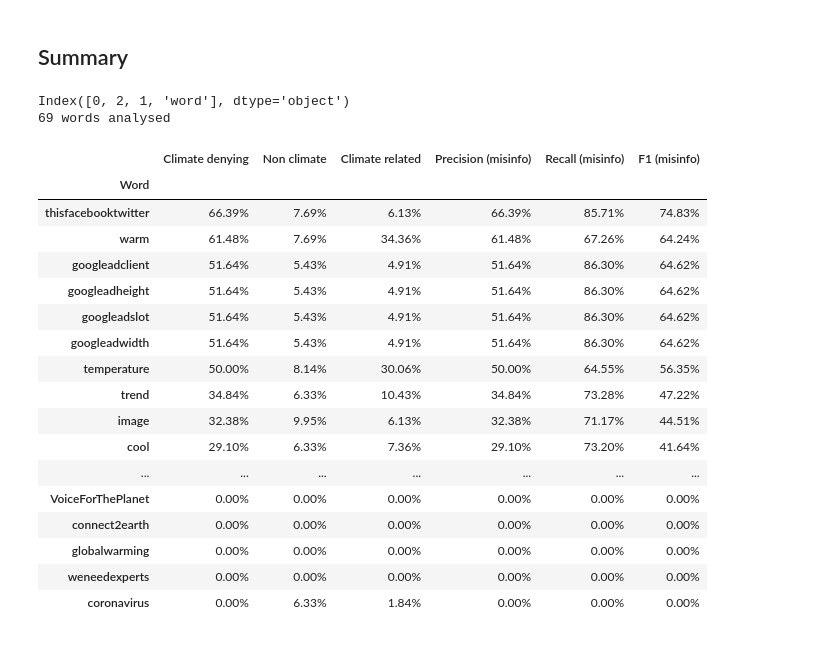
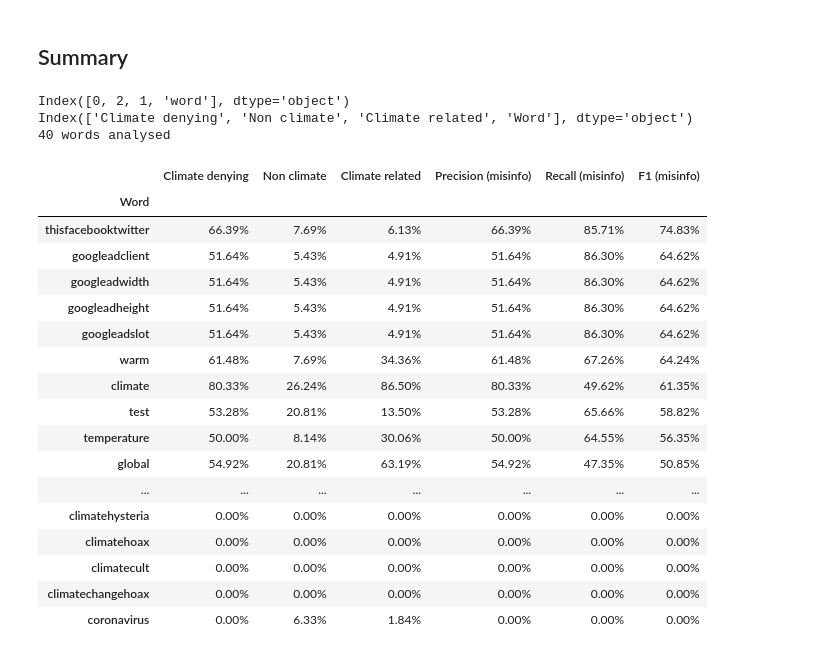
Before and after one commit to ClimateMisinformation/cm-data-science, a Jupyter notebook: notebooks/Keywords_EDA.ipynb, the cells around one changed output. Saved outputs shown, nothing was run; the diff lists cells and outputs as text; code cells hidden in the pictures.

```diff
--- a/notebooks/Keywords_EDA.ipynb
+++ b/notebooks/Keywords_EDA.ipynb
@@ -231,25 +194,12 @@ len(top_misinfo_only), top_misinfo_only
 # %%
-# i = 0
+top_misinfo_only = []
 
-# min_length = 4
-# min_freq = 0.1
-# max_freq_other = 0.1
+for val in top_n[0]["top_{0}".format(n)]:
+    if (val in top_n[1]["top_{0}".format(n)]) or (val in top_n[2]["top_{0}".format(n)]):
+        continue
+    top_misinfo_only.append(val)
 
-# for word in sorted(top_misinfo_only):
-#     if len(word) < min_length:
-#         continue
+print("{0} of top 100 misinfo not in other top 100s".format(len(top_misinfo_only)))
 
-# #     freq = df.loc[df.text.fillna("").str.contains(word, regex=False, case=False).fillna(False), "human_label"].value_counts() / df.human_label.value_counts()
-#     mask = df.clean_text.apply(lambda x: word in x)
-#     freq = df.loc[mask, "human_label"].value_counts() / df.human_label.value_counts()
-#     if (freq[0] < min_freq) or (freq[1] > max_freq_other) and (freq[2] > max_freq_other):
-#         continue
-
-#     i += 1
-#     print("\n\n##### {0}\n".format(word))
-#     print(freq)
-
-# print("\n\n##### {0} words selected for analysis".format(i))
-
-analysed_words += word_analysis(top_misinfo_only)
+analysed_words += word_analysis(top_misinfo_only, min_length=4, min_freq=0.3, max_freq_other=0.3)
 # %% [output]
@@ -289,17 +239,7 @@ notion_keywords = [
 
 for k in notion_keywords:
     print("\n-------------------------------\n{0}\n{1}".format(k["label"], k["words"]))
-
-# df.loc[df.text.fillna("").str.contains("({0})".format("|".join(notion_words_misinfo), case=False)), "human_label"].value_counts() / df.human_label.value_counts()
-
-#     for word in k["words"]:
-# #         freq = df.loc[df.text.fillna("").str.contains(word, regex=False, case=False).fillna(False), "human_label"].value_counts() / df.human_label.value_counts()
-#         mask = df.clean_text.apply(lambda x: word in x)
-#         freq = df.loc[mask, "human_label"].value_counts() / df.human_label.value_counts()
-#         print("\n\n##### {0}\n".format(word))
-#         print(freq)
-
-    analysed_words += word_analysis(k["words"], min_freq=0, max_freq_other=1)
+    analysed_words += word_analysis(k["words"])
 # %% [output]
 -------------------------------
 Climate Misinformation
@@ -323,42 +263,43 @@ Name: human_label, dtype: float64
 # %%
 summary = pd.concat(analysed_words, ignore_index=True)
 print(summary.columns)
 summary.drop_duplicates(inplace=True)
 summary.columns = ["Climate denying", "Non climate", "Climate related", "Word"]
+print(summary.columns)
 summary.set_index("Word", inplace=True)
-# summary.sort_index(inplace=True)
-summary.sort_values(by="Climate denying", ascending=False, inplace=True)
 summary["Precision (misinfo)"] = summary["Climate denying"]
 summary["Recall (misinfo)"] = (summary["Climate denying"] * df[df.human_label == 0].shape[0]) / (
                                     (summary["Climate denying"] * df[df.human_label == 0].shape[0])
                                     + (summary["Climate related"] * df[df.human_label == 1].shape[0])
                                     + (summary["Non climate"] * df[df.human_label == 2].shape[0])
                                 )
 summary["F1 (misinfo)"] = 2 * summary["Precision (misinfo)"] * summary["Recall (misinfo)"] / (
                                 summary["Precision (misinfo)"] + summary["Recall (misinfo)"]
                             )
 summary.fillna(0, inplace=True)
+summary.sort_values(by="F1 (misinfo)", ascending=False, inplace=True)
 
 print("{0} words analysed".format(summary.shape[0]))
 summary
 # %% [output]
 Index([0, 2, 1, 'word'], dtype='object')
-69 words analysed
+Index(['Climate denying', 'Non climate', 'Climate related', 'Word'], dtype='object')
+40 words analysed
 |  | Climate denying | Non climate | Climate related | Precision (misinfo) | Recall (misinfo) | F1 (misinfo) |
 | Word |  |  |  |  |  |  |
 | thisfacebooktwitter | 66.39% | 7.69% | 6.13% | 66.39% | 85.71% | 74.83% |
-| warm | 61.48% | 7.69% | 34.36% | 61.48% | 67.26% | 64.24% |
 | googleadclient | 51.64% | 5.43% | 4.91% | 51.64% | 86.30% | 64.62% |
+| googleadwidth | 51.64% | 5.43% | 4.91% | 51.64% | 86.30% | 64.62% |
 | googleadheight | 51.64% | 5.43% | 4.91% | 51.64% | 86.30% | 64.62% |
 | googleadslot | 51.64% | 5.43% | 4.91% | 51.64% | 86.30% | 64.62% |
-| googleadwidth | 51.64% | 5.43% | 4.91% | 51.64% | 86.30% | 64.62% |
+| warm | 61.48% | 7.69% | 34.36% | 61.48% | 67.26% | 64.24% |
+| climate | 80.33% | 26.24% | 86.50% | 80.33% | 49.62% | 61.35% |
+| test | 53.28% | 20.81% | 13.50% | 53.28% | 65.66% | 58.82% |
 | temperature | 50.00% | 8.14% | 30.06% | 50.00% | 64.55% | 56.35% |
-| trend | 34.84% | 6.33% | 10.43% | 34.84% | 73.28% | 47.22% |
-| image | 32.38% | 9.95% | 6.13% | 32.38% | 71.17% | 44.51% |
-| cool | 29.10% | 6.33% | 7.36% | 29.10% | 73.20% | 41.64% |
+| global | 54.92% | 20.81% | 63.19% | 54.92% | 47.35% | 50.85% |
 | ... | ... | ... | ... | ... | ... | ... |
-| VoiceForThePlanet | 0.00% | 0.00% | 0.00% | 0.00% | 0.00% | 0.00% |
-| connect2earth | 0.00% | 0.00% | 0.00% | 0.00% | 0.00% | 0.00% |
-| globalwarming | 0.00% | 0.00% | 0.00% | 0.00% | 0.00% | 0.00% |
-| weneedexperts | 0.00% | 0.00% | 0.00% | 0.00% | 0.00% | 0.00% |
+| climatehysteria | 0.00% | 0.00% | 0.00% | 0.00% | 0.00% | 0.00% |
+| climatehoax | 0.00% | 0.00% | 0.00% | 0.00% | 0.00% | 0.00% |
+| climatecult | 0.00% | 0.00% | 0.00% | 0.00% | 0.00% | 0.00% |
+| climatechangehoax | 0.00% | 0.00% | 0.00% | 0.00% | 0.00% | 0.00% |
 | coronavirus | 0.00% | 6.33% | 1.84% | 0.00% | 0.00% | 0.00% |
```
Also changed, not shown: parts of 5 cells of this notebook.
